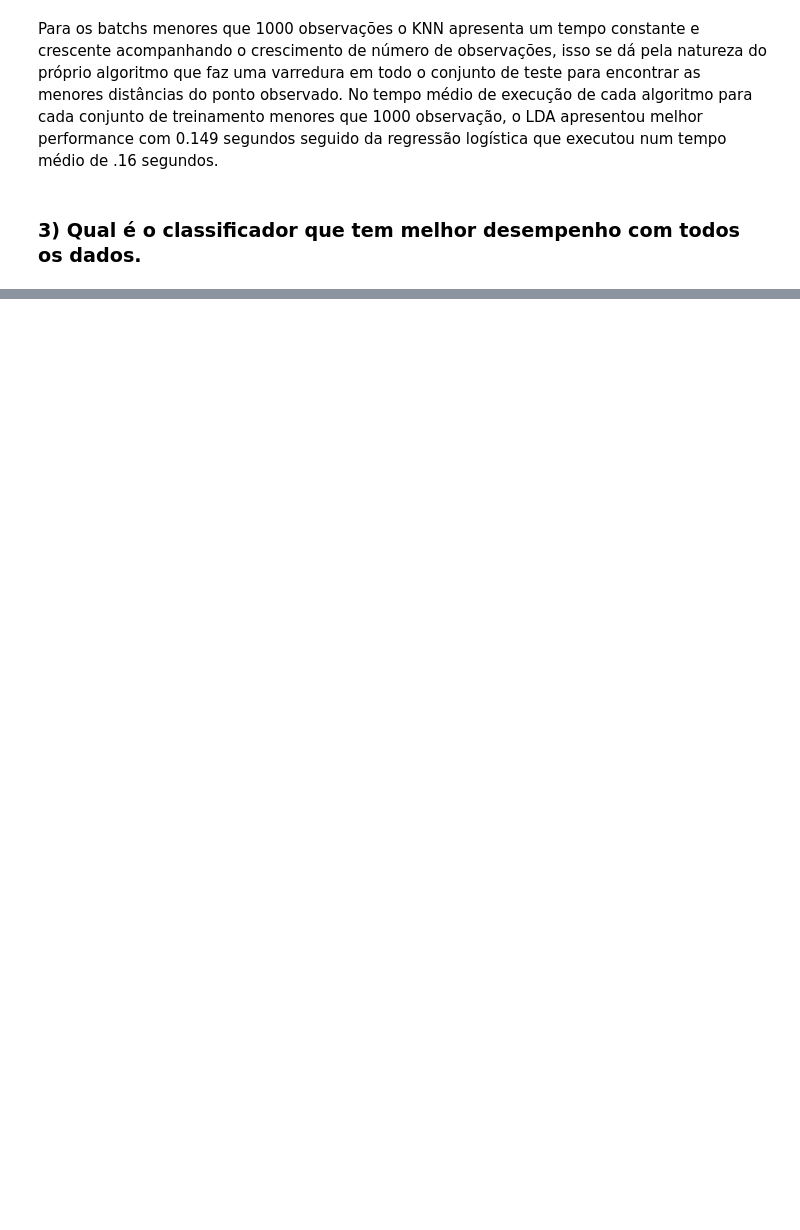
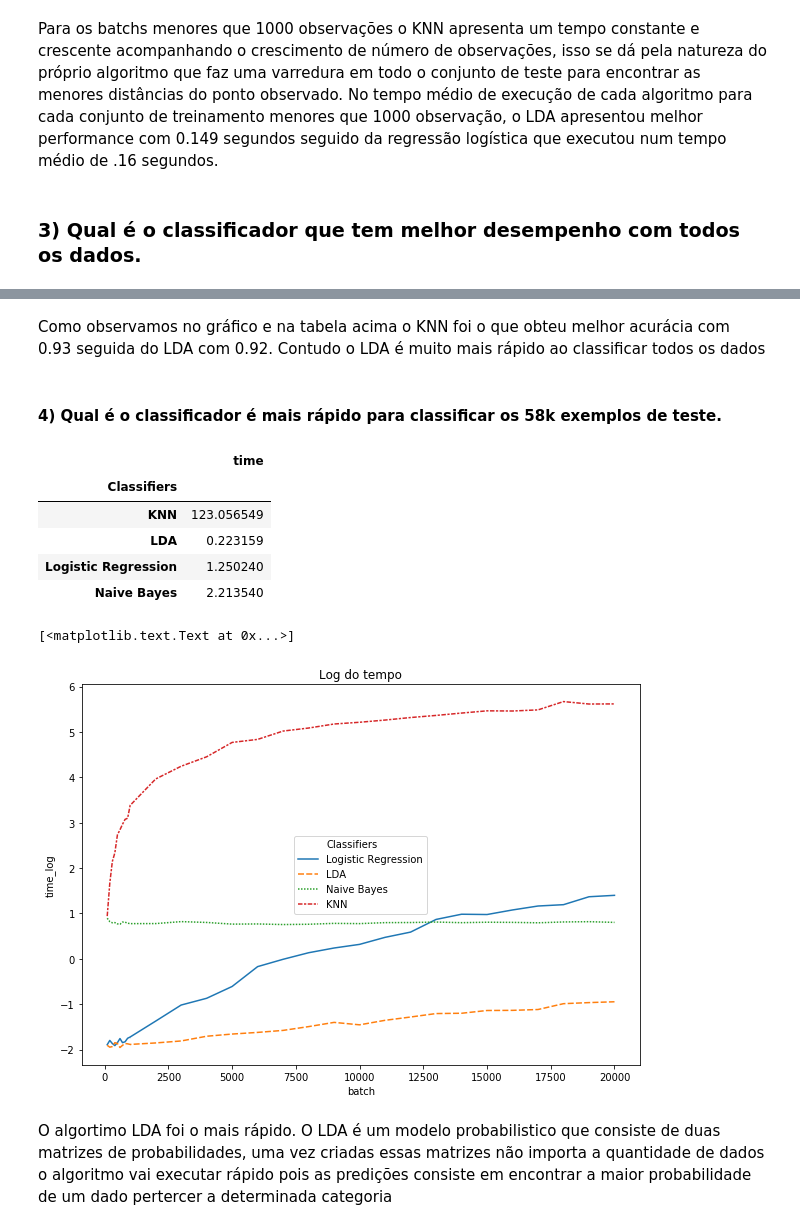
Before and after one commit to pedrocwb/DSDB, a Jupyter notebook: machineLearning/lab2/Lab2.ipynb, the cells around one changed output, grey strips where cells are left out. Saved outputs shown, nothing was run; the diff lists cells and outputs as text; code cells hidden in the pictures; blank space fills up the shorter version.

```diff
--- a/machineLearning/lab2/Lab2.ipynb
+++ b/machineLearning/lab2/Lab2.ipynb
@@ -233,0 +220,22 @@ ax = sns.lineplot(x = 'batch', y='score', style= "Classifiers", hue="Classifiers
+# %% [markdown]
+Como observamos no gráfico e na tabela acima o KNN foi o que obteu melhor acurácia com 0.93 seguida do LDA com 0.92. Contudo o LDA é muito mais rápido ao classificar todos os dados
+# %% [markdown]
+#### 4) Qual é o classificador é mais rápido para classificar os 58k exemplos de teste.
+# %%
+display(pd.DataFrame(results.groupby("Classifiers")["time"].mean()))
+
+results["time_log"] = np.log(results["time"])
+fig, ax = plt.subplots(figsize=(10,7))
+ax = sns.lineplot(x = 'batch', y='time_log', style= "Classifiers", hue="Classifiers",data=results)
+ax.set(title="Log do tempo")
+# %% [output]
+|  | time |
+| Classifiers |  |
+| KNN | 123.056549 |
+| LDA | 0.223159 |
+| Logistic Regression | 1.250240 |
+| Naive Bayes | 2.213540 |
+[<matplotlib.text.Text at 0x...>]
+[figure, added]
+# %% [markdown]
+O algortimo LDA foi o mais rápido. O LDA é um modelo probabilistico que consiste de duas matrizes de probabilidades, uma vez criadas essas matrizes não importa a quantidade de dados o algoritmo vai executar rápido pois as predições consiste em encontrar a maior probabilidade de um dado pertercer a determinada categoria
```
Also changed, not shown: parts of 11 cells of this notebook, 7 other files.
